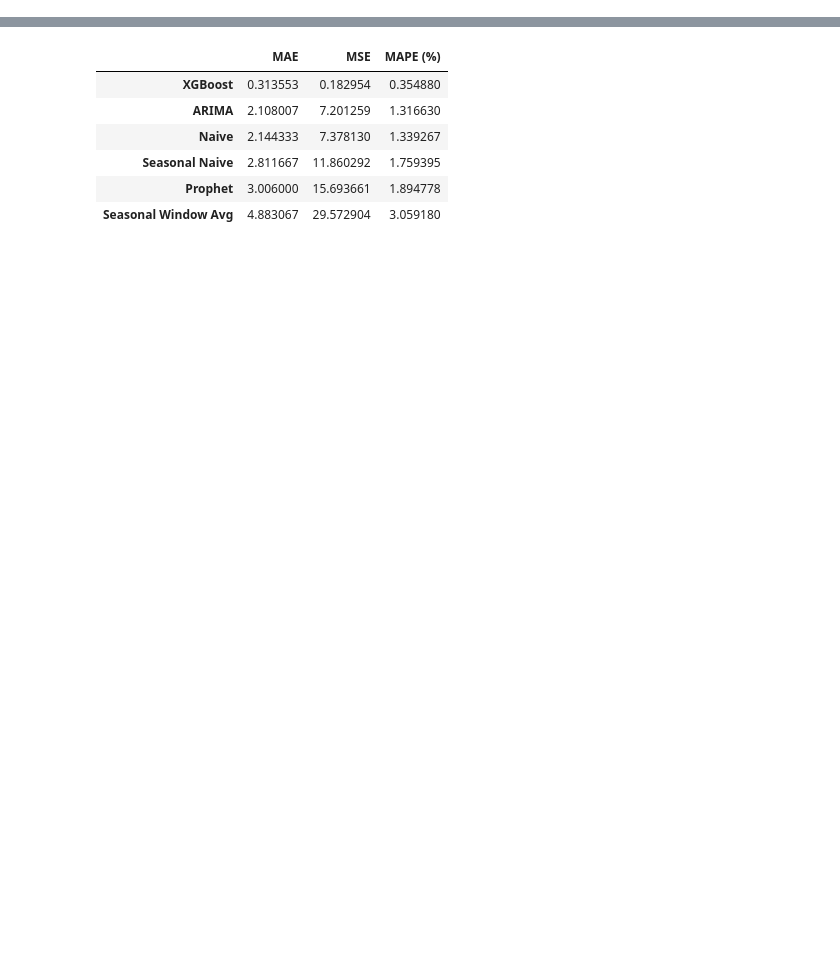
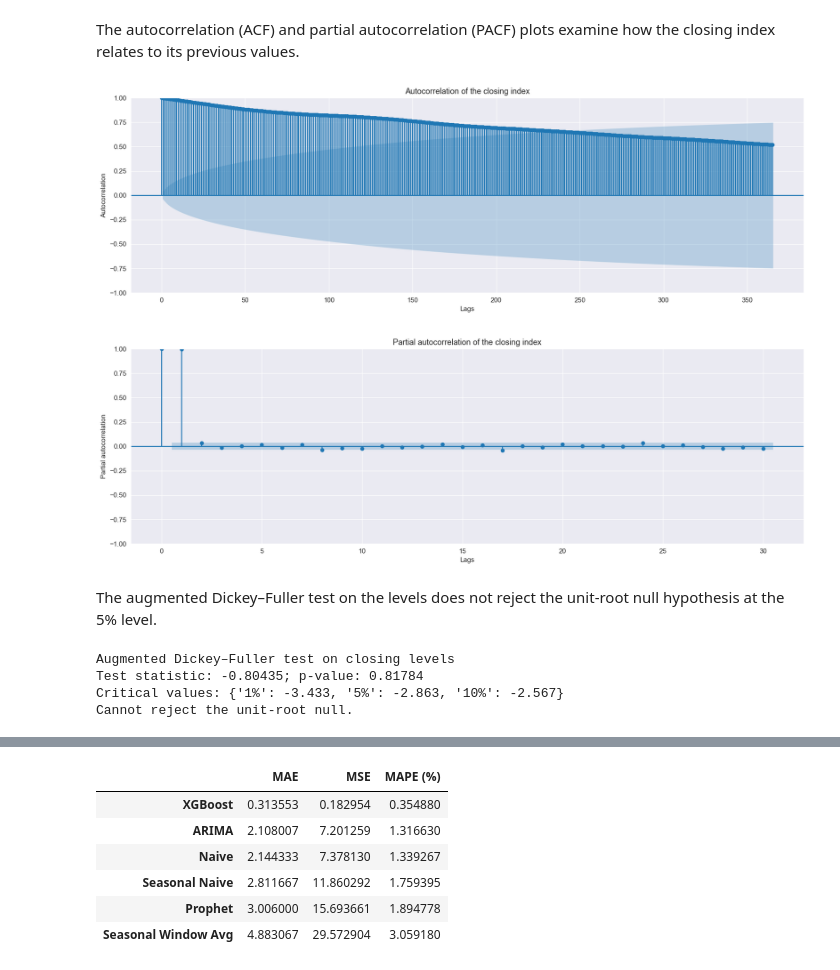
Before and after one commit to latcj/fiap-data-analytics-tc2-ibovespa-forecasting, a Jupyter notebook: notebooks/ibovespa.ipynb, the cells around one changed output, grey strips where cells are left out. Cells and saved outputs as stored; diff of their text form; code cells hidden in the pictures; blank space fills up the shorter version.

Commit message:
Publish the English Ibovespa forecasting study and data guide

```diff
--- a/notebooks/ibovespa.ipynb
+++ b/notebooks/ibovespa.ipynb
@@ -469,0 +89,6 @@ Os modelos foram avaliados utilizando métricas de regressão:
+# %%
+from pathlib import Path
+
+data_dir = Path("data") if Path("data").is_dir() else Path("../data")
+df = pd.read_csv(data_dir / "ibovespa.csv", dtype=str)
+print(f"{len(df):,} observations")
@@ -469,0 +99,13 @@ Os modelos foram avaliados utilizando métricas de regressão:
+# %%
+df.columns = df.columns.str.strip().str.lower()
+provider_format = {"data", "abertura", "último"}.issubset(df.columns)
+if provider_format:
+    df = df.rename(columns={"data": "date", "abertura": "open", "último": "close"})
+date_format = "%d.%m.%Y" if provider_format else "%Y-%m-%d"
+df = df[["date", "open", "close"]].copy()
+df["date"] = pd.to_datetime(df["date"], format=date_format)
+df[["open", "close"]] = df[["open", "close"]].apply(pd.to_numeric)
+df = df.sort_values("date").reset_index(drop=True)
+print(f"Date range: {df.date.min().date()} to {df.date.max().date()}")
+print("Missing values by field:")
+print(df.isna().sum())
@@ -469,0 +132,38 @@ Os modelos foram avaliados utilizando métricas de regressão:
+# %% [markdown]
+The autocorrelation (ACF) and partial autocorrelation (PACF) plots examine how the closing index relates to its previous values.
+# %%
+fig, ax = plt.subplots(figsize=(15, 5))
+_plot_acf(df["close"], lags=365, ax=ax, alpha=0.05)
+ax.set_title("Autocorrelation of the closing index")
+ax.set_xlabel("Lags")
+ax.set_ylabel("Autocorrelation")
+fig.set_tight_layout(True)
+
+
+fig, ax = plt.subplots(figsize=(15, 5))
+_plot_pacf(df["close"], lags=30, ax=ax, alpha=0.05)
+ax.set_title("Partial autocorrelation of the closing index")
+ax.set_xlabel("Lags")
+ax.set_ylabel("Partial autocorrelation")
+fig.set_tight_layout(True)
+# %% [output]
+[figure, added]
+[figure, added]
+# %% [markdown]
+The augmented Dickey–Fuller test on the levels does not reject the unit-root null hypothesis at the 5% level.
+# %%
+def unit_root_test(series, label):
+    statistic, p_value, _, _, critical, _ = adfuller(series.dropna())
+    print(label)
+    print(f"Test statistic: {statistic:.5f}; p-value: {p_value:.5g}")
+    print("Critical values:", {level: round(value, 3) for level, value in critical.items()})
+    print("Reject the unit-root null." if p_value < 0.05 else "Cannot reject the unit-root null.")
+
+unit_root_test(df["close"], "Augmented Dickey–Fuller test on closing levels")
+df.set_index("date")["close"].plot(title="Daily closing index", xlabel="Date", ylabel="Thousands of index points")
+plt.tight_layout()
+# %% [output]
+Augmented Dickey–Fuller test on closing levels
+Test statistic: -0.80435; p-value: 0.81784
+Critical values: {'1%': -3.433, '5%': -2.863, '10%': -2.567}
+Cannot reject the unit-root null.
```
Also changed, not shown: parts of 60 cells of this notebook, 4 other files.
